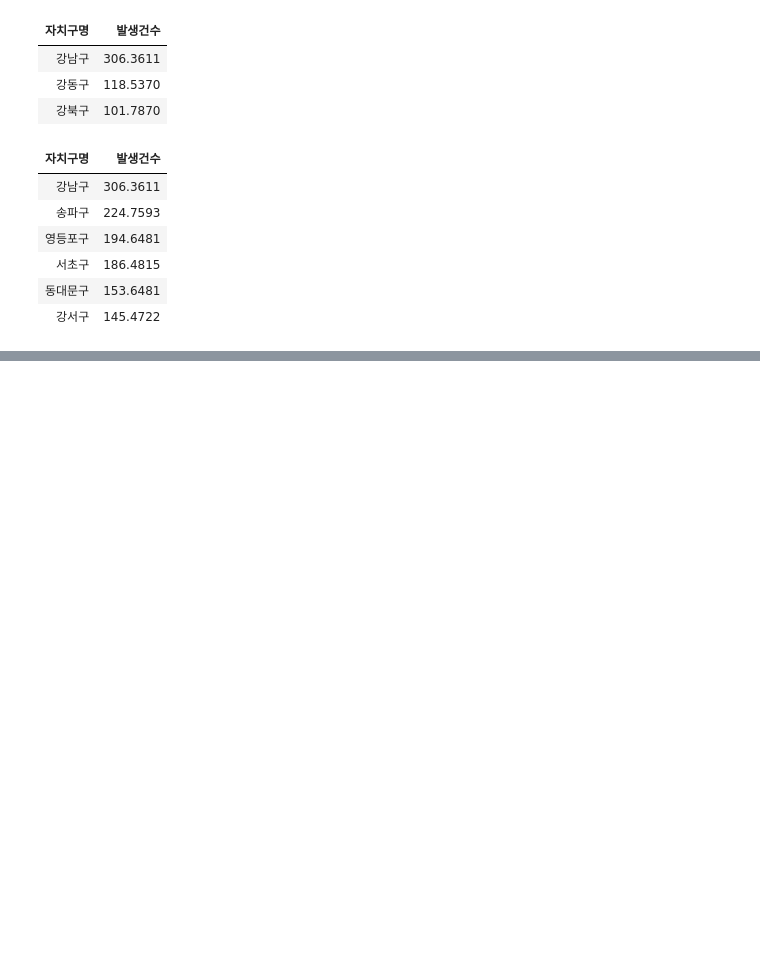
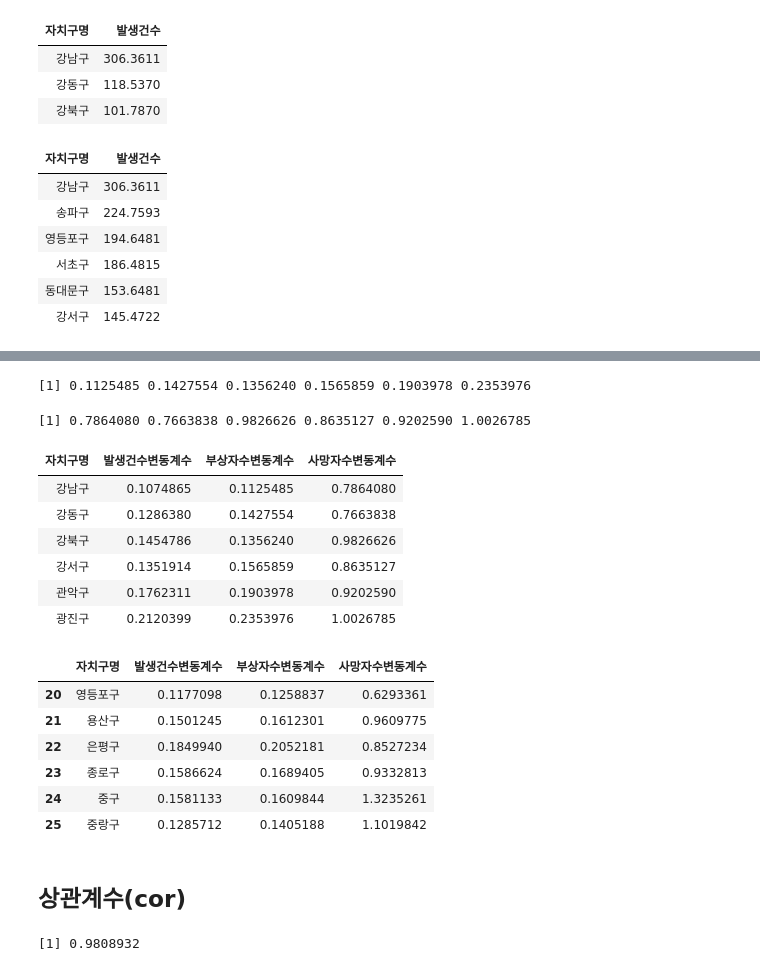
Before and after one commit to JeongYouYoung/R, a Jupyter notebook: 08. 파일 입출력.ipynb, the cells around one changed output, grey strips where cells are left out. Drawn from its saved outputs; the diff is of its cells as text; code cells hidden in the pictures; blank space fills up the shorter version.

```diff
--- a/08. 파일 입출력.ipynb
+++ b/08. 파일 입출력.ipynb
@@ -758,0 +776,15 @@ head(arrange(regionAcc.mean, desc(발생건수)),6)
+# %%
+#자치구별 발생건수의 변동계수
+#변동계수 : 표준편차 / 평균
+#앞에가 글자네..문자가 있는 컬럼은 따로빼놓고 계산해야지
+regionAcc.cv <-regionAcc.sd$발생건수 / regionAcc.mean$발생건수
+# %%
+#자치구명과 변동계수를 가진 Dataframe 만들기
+#변동계수 확률이 빈버하게 바뀐다.
+regionAcc <- data.frame(자치구명=regionAcc.mean$자치구명, 변동계수 = regionAcc.cv)
+head(regionAcc)
+
+
+#정렬
+head(arrange(regionAcc, 변동계수),3)
+tail(arrange(regionAcc, 변동계수),3)
@@ -758,0 +807,47 @@ head(arrange(regionAcc.mean, desc(발생건수)),6)
+# %%
+#서울시 교통사고 부상자수에 대한 변동계수 구하기
+regionInjure.mean <- aggregate(부상자수 ~ 자치구명, seoul, mean)
+regionInjure.sd <- aggregate(부상자수 ~ 자치구명, seoul, sd)
+regionInjure <- regionInjure.sd$부상자수 / regionInjure.mean$부상자수
+head(regionInjure)
+# %% [output]
+[1] 0.1125485 0.1427554 0.1356240 0.1565859 0.1903978 0.2353976
+# %%
+#서울시 교통사고 사망자수에 대한 변동계수 구하기
+#regionDeath
+regionDeath.mean <- aggregate(사망자수 ~ 자치구명, seoul, mean)
+regionDeath.sd <- aggregate(사망자수 ~ 자치구명, seoul, sd)
+regionDeath <- regionDeath.sd$사망자수 / regionDeath.mean$사망자수
+head(regionDeath)
+# %% [output]
+[1] 0.7864080 0.7663838 0.9826626 0.8635127 0.9202590 1.0026785
+# %%
+regionAcc <- data.frame(자치구명=regionDeath.mean$자치구명,
+                        발생건수변동계수=regionAcc.cv,
+                        부상자수변동계수=regionInjure,
+                        사망자수변동계수=regionDeath)
+head(regionAcc)
+tail(regionAcc)
+# %% [output]
+| 자치구명 | 발생건수변동계수 | 부상자수변동계수 | 사망자수변동계수 |
+| 강남구 | 0.1074865 | 0.1125485 | 0.7864080 |
+| 강동구 | 0.1286380 | 0.1427554 | 0.7663838 |
+| 강북구 | 0.1454786 | 0.1356240 | 0.9826626 |
+| 강서구 | 0.1351914 | 0.1565859 | 0.8635127 |
+| 관악구 | 0.1762311 | 0.1903978 | 0.9202590 |
+| 광진구 | 0.2120399 | 0.2353976 | 1.0026785 |
+|  | 자치구명 | 발생건수변동계수 | 부상자수변동계수 | 사망자수변동계수 |
+| 20 | 영등포구 | 0.1177098 | 0.1258837 | 0.6293361 |
+| 21 | 용산구 | 0.1501245 | 0.1612301 | 0.9609775 |
+| 22 | 은평구 | 0.1849940 | 0.2052181 | 0.8527234 |
+| 23 | 종로구 | 0.1586624 | 0.1689405 | 0.9332813 |
+| 24 | 중구 | 0.1581133 | 0.1609844 | 1.3235261 |
+| 25 | 중랑구 | 0.1285712 | 0.1405188 | 1.1019842 |
+# %% [markdown]
+## 상관계수(cor)
+# %%
+#교통사고 발생건수와 부상자수의 관계 : 상관계수(cor)
+#발생건수그래프랑 부상자수그래프가 100%이면 사고나면 다 다친다는 소리...
+cor(seoul$발생건수, seoul$부상자수)
+# %% [output]
+[1] 0.9808932
```
Also changed, not shown: parts of 23 cells of this notebook, 4 other files.
